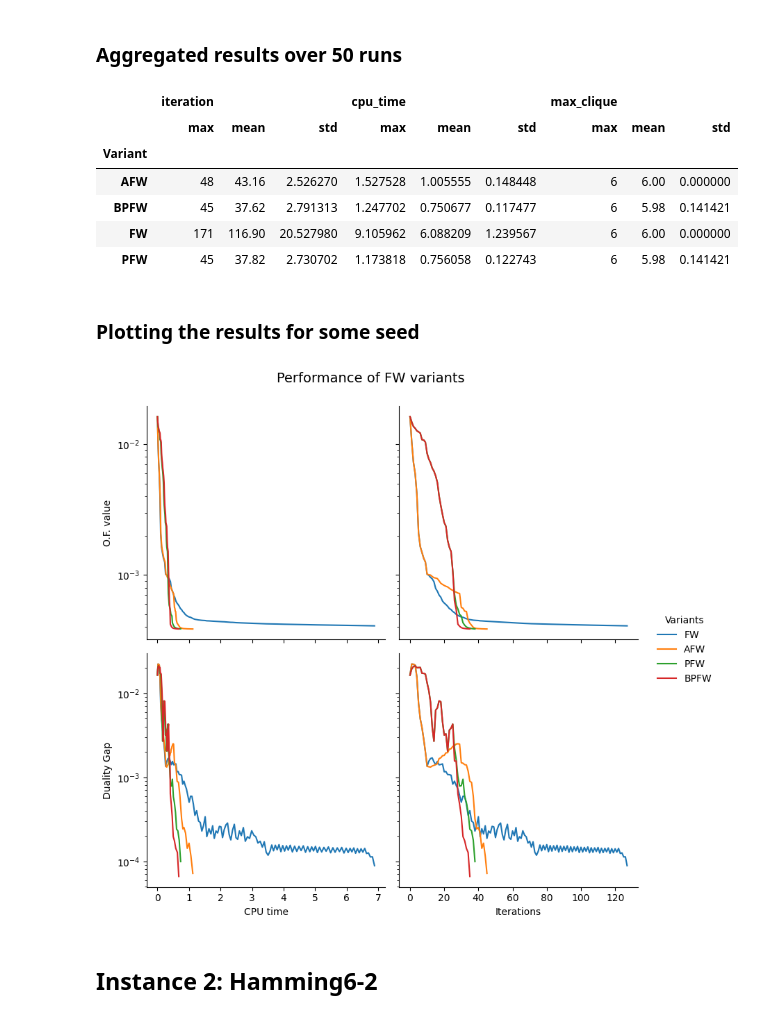
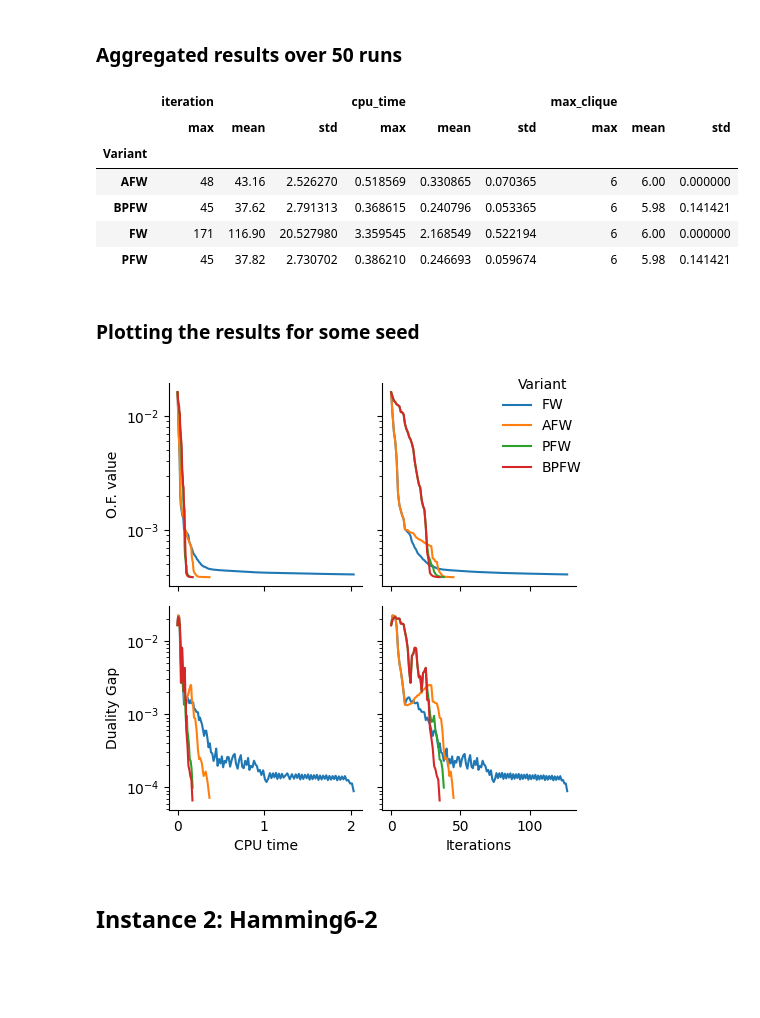
Before and after one commit to badalyananna/optimization-frank-wolfe, a Jupyter notebook: experiments.ipynb, the cells around one changed output. Cells and saved outputs as stored; diff of their text form; code cells hidden in the pictures; blank space fills up the shorter version.

Commit message:
Rerun the experiments and saved the results

```diff
--- a/experiments.ipynb
+++ b/experiments.ipynb
@@ -59,22 +63,24 @@ global step
 # %% [markdown]
 ### Aggregated results over 50 runs
 # %%
+dir = f'results/{stepsize_strategy}/{dataset}'
+df = pd.read_csv(dir + '/runs.csv')
 df_final = df[['Variant', 'seed', 'iteration', 'cpu_time', 'max_clique']].groupby(['Variant', 'seed']).max().reset_index()
 df_final[['Variant', 'iteration', 'cpu_time', 'max_clique']].groupby(['Variant']).agg(['max','mean', 'std'])
 # %% [output]
 |  | iteration |  |  | cpu_time |  |  | max_clique |  |  |
 |  | max | mean | std | max | mean | std | max | mean | std |
 | Variant |  |  |  |  |  |  |  |  |  |
-| AFW | 48 | 43.16 | 2.526270 | 1.527528 | 1.005555 | 0.148448 | 6 | 6.00 | 0.000000 |
-| BPFW | 45 | 37.62 | 2.791313 | 1.247702 | 0.750677 | 0.117477 | 6 | 5.98 | 0.141421 |
-| FW | 171 | 116.90 | 20.527980 | 9.105962 | 6.088209 | 1.239567 | 6 | 6.00 | 0.000000 |
-| PFW | 45 | 37.82 | 2.730702 | 1.173818 | 0.756058 | 0.122743 | 6 | 5.98 | 0.141421 |
+| AFW | 48 | 43.16 | 2.526270 | 0.518569 | 0.330865 | 0.070365 | 6 | 6.00 | 0.000000 |
+| BPFW | 45 | 37.62 | 2.791313 | 0.368615 | 0.240796 | 0.053365 | 6 | 5.98 | 0.141421 |
+| FW | 171 | 116.90 | 20.527980 | 3.359545 | 2.168549 | 0.522194 | 6 | 6.00 | 0.000000 |
+| PFW | 45 | 37.82 | 2.730702 | 0.386210 | 0.246693 | 0.059674 | 6 | 5.98 | 0.141421 |
 # %% [markdown]
 ### Plotting the results for some seed
 # %%
-plot_hisotry(df, 48)
+plot_hisotry(df, 48, size=5, title=False)
 # %% [output]
-[figure, old version]
+[figure, new version]
 # %% [markdown]
 ## Instance 2: Hamming6-2
 # %%
```
Also changed, not shown: parts of 23 cells of this notebook, 6 other files.
